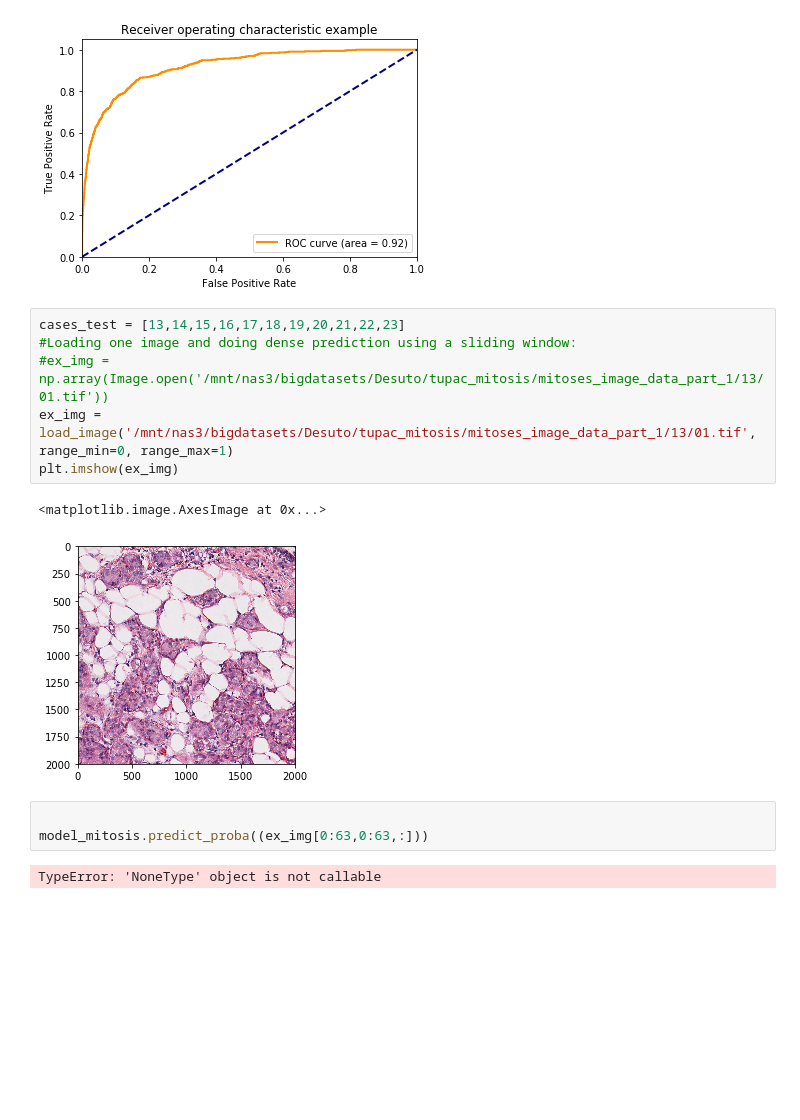
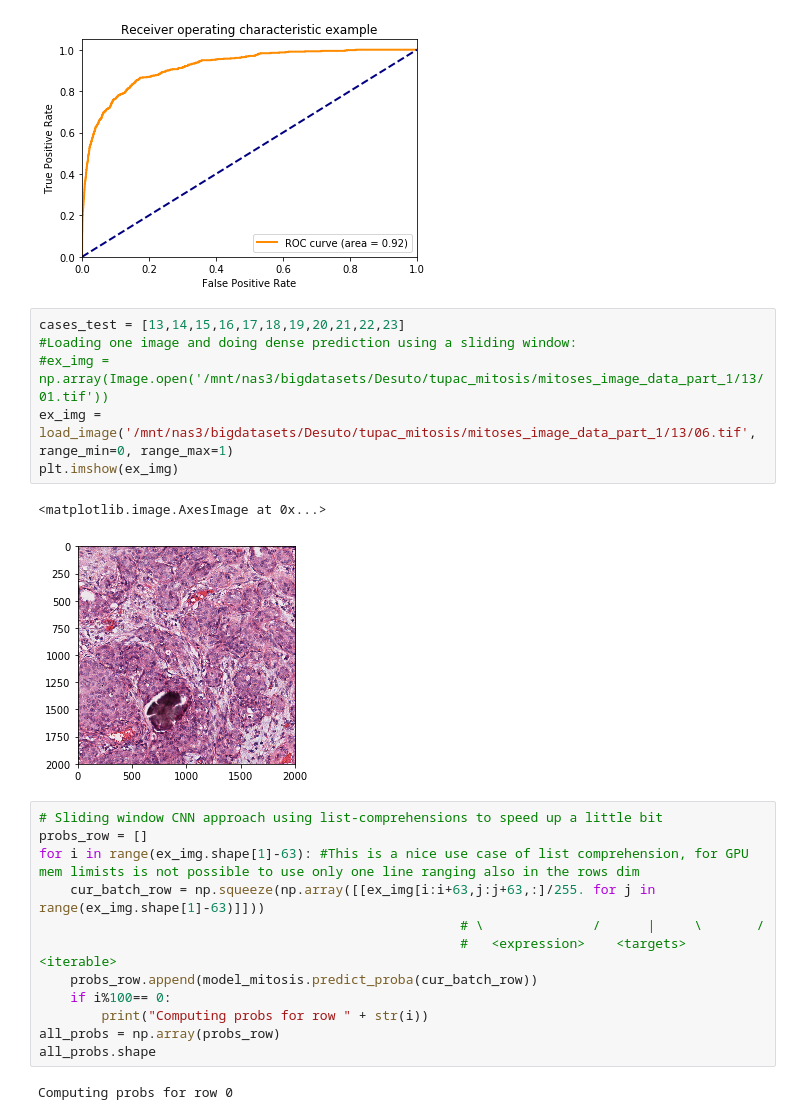
Before and after one commit to sebastianffx/stain_adversarial_learning, a Jupyter notebook: TUPAC_CNN_Train.ipynb, the cells around one changed output. Drawn from its saved outputs; the diff is of its cells as text; blank space fills up the shorter version.

```diff
--- a/TUPAC_CNN_Train.ipynb
+++ b/TUPAC_CNN_Train.ipynb
@@ -377,14 +371,23 @@ plt.show()
 # %%
 cases_test = [13,14,15,16,17,18,19,20,21,22,23]
 #Loading one image and doing dense prediction using a sliding window:
 #ex_img = np.array(Image.open('/mnt/nas3/bigdatasets/Desuto/tupac_mitosis/mitoses_image_data_part_1/13/01.tif'))
-ex_img = load_image('/mnt/nas3/bigdatasets/Desuto/tupac_mitosis/mitoses_image_data_part_1/13/01.tif', range_min=0, range_max=1)
+ex_img = load_image('/mnt/nas3/bigdatasets/Desuto/tupac_mitosis/mitoses_image_data_part_1/13/06.tif', range_min=0, range_max=1)
 plt.imshow(ex_img)
 # %% [output]
 <matplotlib.image.AxesImage at 0x...>
-[figure, old version]
+[figure, new version]
-# %%
-
-model_mitosis.predict_proba((ex_img[0:63,0:63,:]))
-# %% [output]
-TypeError: 'NoneType' object is not callable
+# %%
+# Sliding window CNN approach using list-comprehensions to speed up a little bit
+probs_row = []
+for i in range(ex_img.shape[1]-63): #This is a nice use case of list comprehension, for GPU mem limists is not possible to use only one line ranging also in the rows dim
+    cur_batch_row = np.squeeze(np.array([[ex_img[i:i+63,j:j+63,:]/255. for j in range(ex_img.shape[1]-63)]]))
+                                                      # \              /      |     \       /
+                                                      #   <expression>    <targets>  <iterable>
+    probs_row.append(model_mitosis.predict_proba(cur_batch_row))
+    if i%100== 0:
+        print("Computing probs for row " + str(i))
+all_probs = np.array(probs_row)
+all_probs.shape
+# %% [output]
+Computing probs for row 0
```
Also changed, not shown: parts of 22 cells of this notebook, 2 other files.
